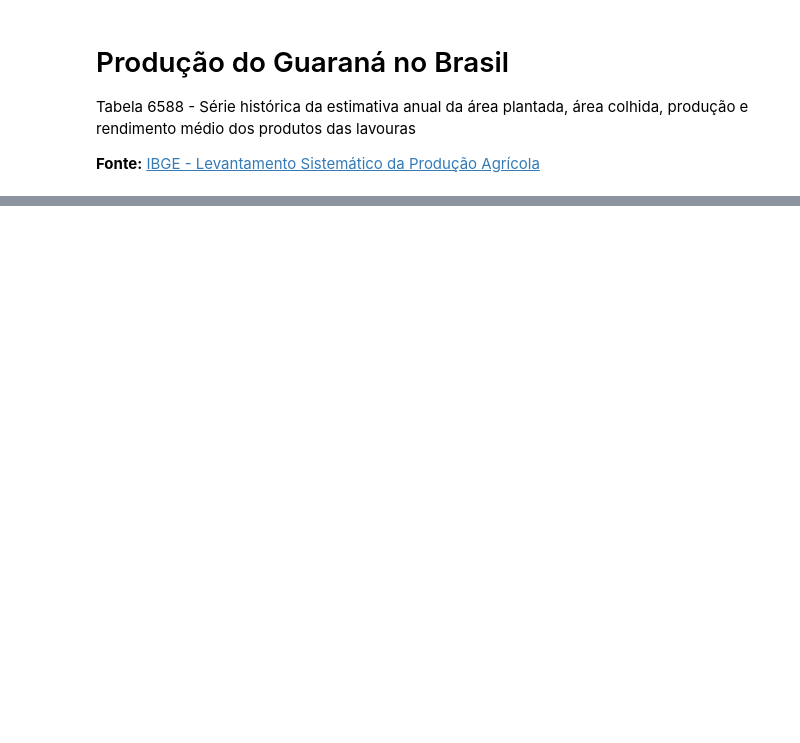
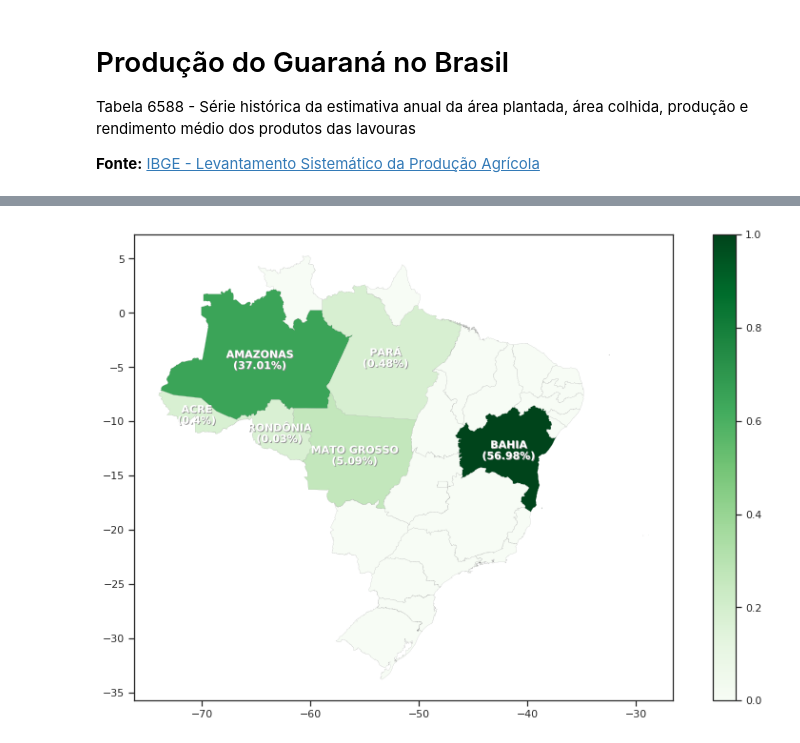
Before and after one commit to allexlima/analise_ibge_t6588, a Jupyter notebook: analise_ibge.ipynb, the cells around one changed output, grey strips where cells are left out. Cells and saved outputs as stored; diff of their text form; code cells hidden in the pictures; blank space fills up the shorter version.

```diff
--- a/analise_ibge.ipynb
+++ b/analise_ibge.ipynb
@@ -57,0 +96,3 @@ ax.yaxis.get_offset_text().set_visible(False)
+# %%
+df_map = gpd.read_file("shape_files/UFEBRASIL.shp")
+df_map.NM_ESTADO = df_map.NM_ESTADO.replace("ESPIRITO SANTO", "ESPÍRITO SANTO")
@@ -57,0 +101,7 @@ ax.yaxis.get_offset_text().set_visible(False)
+# %%
+df_xy = pd.DataFrame()
+df_xy['estado']= df_map.NM_ESTADO
+df_xy["x"] = df_map.centroid.map(lambda p: p.x)
+df_xy["y"] = df_map.centroid.map(lambda p: p.y)
+
+df_aux = df_aux.merge(df_xy, on='estado')
@@ -57,0 +110,9 @@ ax.yaxis.get_offset_text().set_visible(False)
+# %%
+c = 10
+
+df_make_up = df_aux[['estado', 'toneladas']].copy().set_index('estado')
+df_make_up.toneladas = df_make_up.toneladas.apply(lambda x: (x+c) if 30 > x > 0 else x)
+
+# --
+
+df_make_up.head(10)
@@ -57,0 +132,27 @@ ax.yaxis.get_offset_text().set_visible(False)
+# %%
+fig, ax = plt.subplots(1, figsize=(15, 9))
+
+merged = df_map.set_index('NM_ESTADO').join(df_make_up)
+merged.plot(column='toneladas', cmap='Greens', ax=ax, linewidth=0.1, edgecolor='.5')
+
+# Configurações de cor
+sm = plt.cm.ScalarMappable(cmap='Greens', norm=plt.Normalize(vmin=0.0, vmax=1.0))
+sm._A = []
+cbar = fig.colorbar(sm)
+ax.set_facecolor('#FFFFFF')
+
+# Labels
+
+for _, row in df_aux.iterrows():
+    if row.toneladas > 0:
+        plt.text(row.x, row.y-1, "{}\n({}%)".format(row.estado, row.toneladas),
+                 fontsize=11, weight ='bold', color='white', horizontalalignment='center',
+                 path_effects=[pe.withSimplePatchShadow(alpha=1, rho=.55, offset=(.8, -.8))])
+
+
+# ax.annotate('Fonte: IBGE (2019)',xy=(0.139, .12), xycoords='figure fraction',
+#             horizontalalignment='left', verticalalignment='top', fontsize=12, color='#555555')
+
+plt.savefig("por_estado.png", dpi=300)
+# %% [output]
+[figure, added]
```
Also changed, not shown: parts of 12 cells of this notebook, 2 other files.
